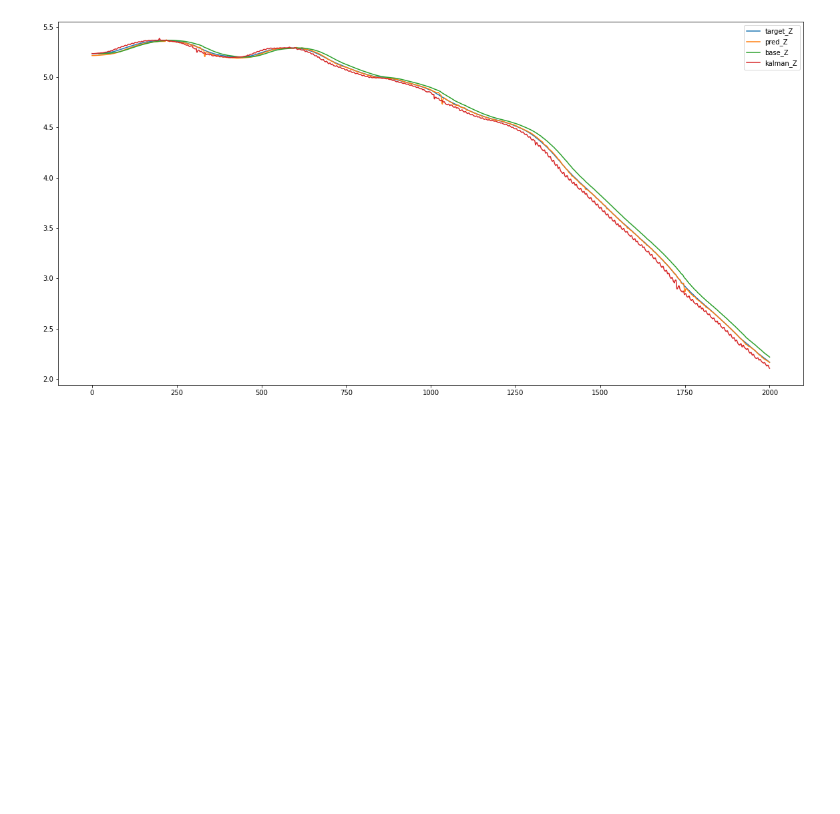
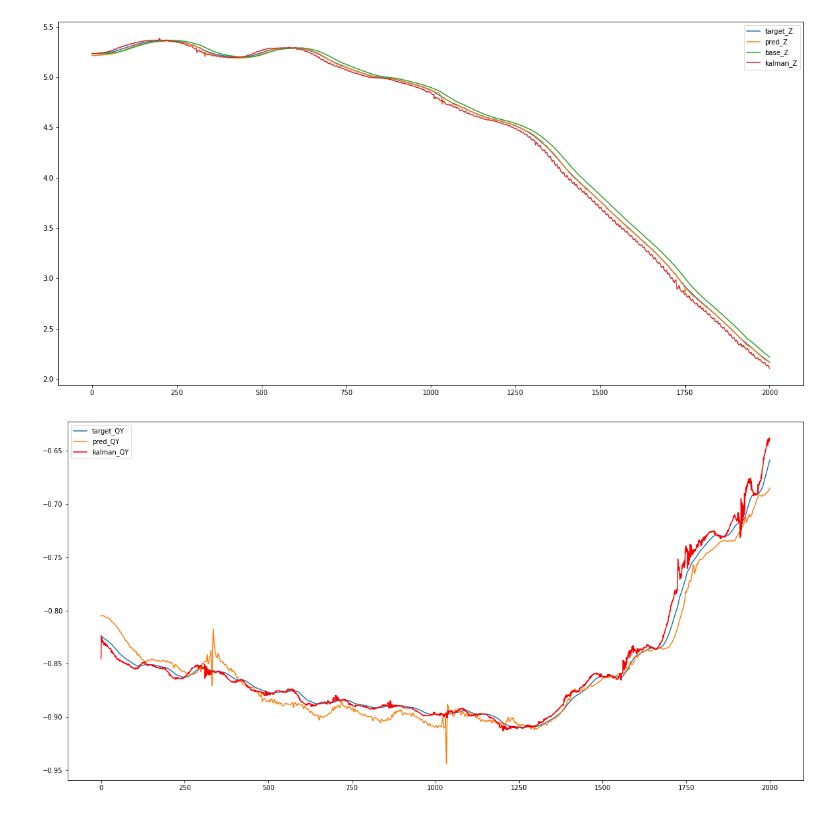
Before and after one commit to oleksa-oleksa/MasterThesis_UserPosition_6DOF, a Jupyter notebook: Development/notebooks/predictions_plots_gru1.ipynb, the cells around one changed output. Drawn from its saved outputs; the diff is of its cells as text; code cells hidden in the pictures; blank space fills up the shorter version.

```diff
--- a/Development/notebooks/predictions_plots_gru1.ipynb
+++ b/Development/notebooks/predictions_plots_gru1.ipynb
@@ -363,3 +363,17 @@ dest29 = os.path.join(dest, f"kalman-{compare29}_base_pred_zoomed.pdf")
 comp29.savefig(dest29)
 # %% [output]
 [figure]
+# %%
+compare29 = 'qy'
+comp29 = plt.figure()
+plt.plot(targets.loc[0:2000, compare29],label='target_QY')
+plt.plot(predictions.loc[0:2000, compare29],label='pred_QY')
+plt.plot(kalman.loc[0:2000, compare29],label='kalman_QY', color='red')
+comp29.set_figwidth(20)
+comp29.set_figheight(10)
+plt.legend()
+plt.show()
+dest29 = os.path.join(dest, f"kalman-{compare29}_pred_zoomed.pdf")
+comp29.savefig(dest29)
+# %% [output]
+[figure, added]
```
Also changed, not shown: 1 other file.
